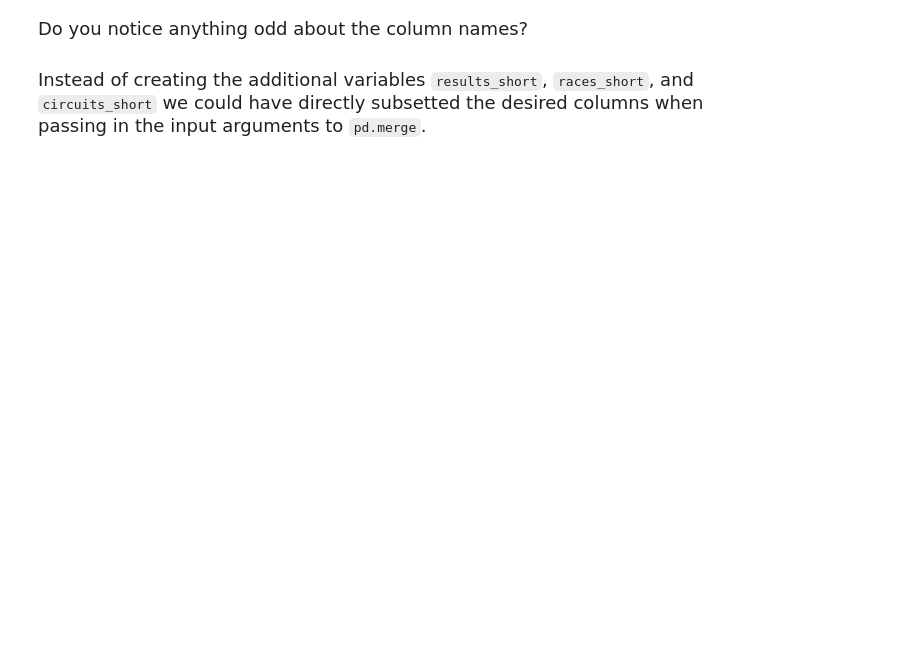
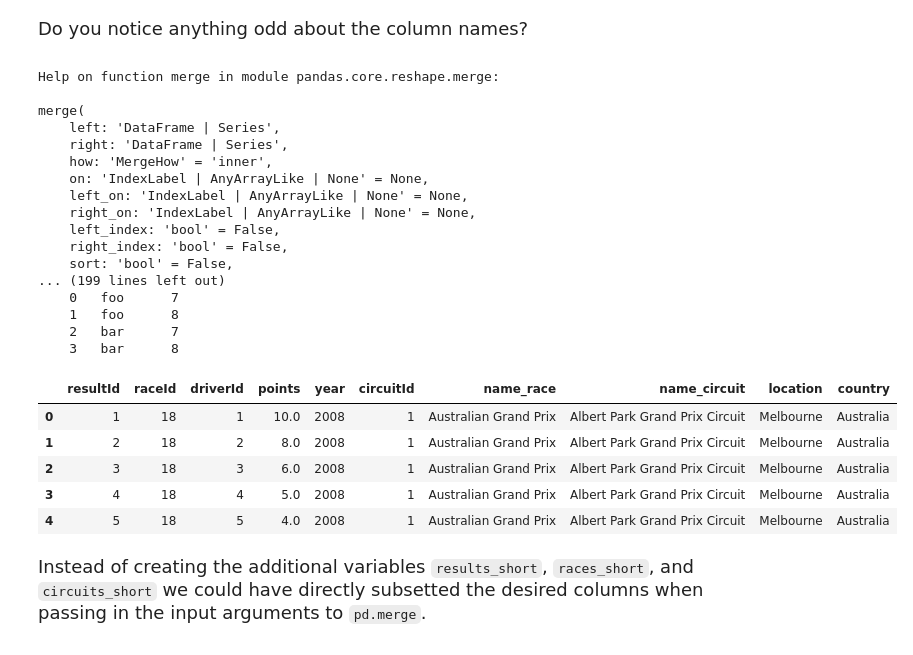
Before and after one commit to larissay23/datasci151spring2026, a Jupyter notebook: lecture_20/lecture_20b_merging copy.ipynb, the cells around one changed output. Drawn from its saved outputs; the diff is of its cells as text; code cells hidden in the pictures; blank space fills up the shorter version.

```diff
--- a/lecture_20/lecture_20b_merging copy.ipynb
+++ b/lecture_20/lecture_20b_merging copy.ipynb
@@ -329,6 +349,39 @@ display(df_merged_final.head())
 <font size = "4">
 
 Do you notice anything odd about the column names?
+# %%
+#name_x and name_y; not originally called that in dataframes before merging but its because there was a conflict -- name in races_short was name of race and name in circuits_short was name
+#of the race
+
+#help(pd.merge)
+
+df_merged_final = pd.merge(left = df_merged, right = circuits_short, how = "left", on = "circuitId", suffixes = ('_race', '_circuit'))
+
+display(df_merged_final.head())
+# %% [output]
+Help on function merge in module pandas.core.reshape.merge:
+
+merge(
+    left: 'DataFrame | Series',
+    right: 'DataFrame | Series',
+    how: 'MergeHow' = 'inner',
+    on: 'IndexLabel | AnyArrayLike | None' = None,
+    left_on: 'IndexLabel | AnyArrayLike | None' = None,
+    right_on: 'IndexLabel | AnyArrayLike | None' = None,
+    left_index: 'bool' = False,
+    right_index: 'bool' = False,
+    sort: 'bool' = False,
+... (199 lines left out)
+    0   foo      7
+    1   foo      8
+    2   bar      7
+    3   bar      8
+|  | resultId | raceId | driverId | points | year | circuitId | name_race | name_circuit | location | country |
+| 0 | 1 | 18 | 1 | 10.0 | 2008 | 1 | Australian Grand Prix | Albert Park Grand Prix Circuit | Melbourne | Australia |
+| 1 | 2 | 18 | 2 | 8.0 | 2008 | 1 | Australian Grand Prix | Albert Park Grand Prix Circuit | Melbourne | Australia |
+| 2 | 3 | 18 | 3 | 6.0 | 2008 | 1 | Australian Grand Prix | Albert Park Grand Prix Circuit | Melbourne | Australia |
+| 3 | 4 | 18 | 4 | 5.0 | 2008 | 1 | Australian Grand Prix | Albert Park Grand Prix Circuit | Melbourne | Australia |
+| 4 | 5 | 18 | 5 | 4.0 | 2008 | 1 | Australian Grand Prix | Albert Park Grand Prix Circuit | Melbourne | Australia |
 # %% [markdown]
 <font size = "4">
 
```
Also changed, not shown: parts of 5 cells of this notebook.
